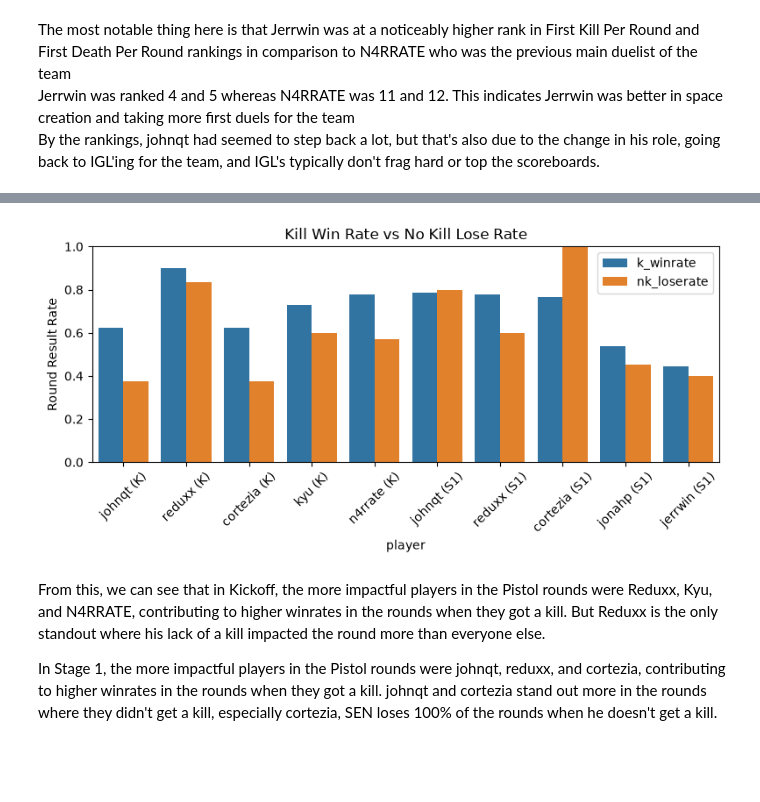
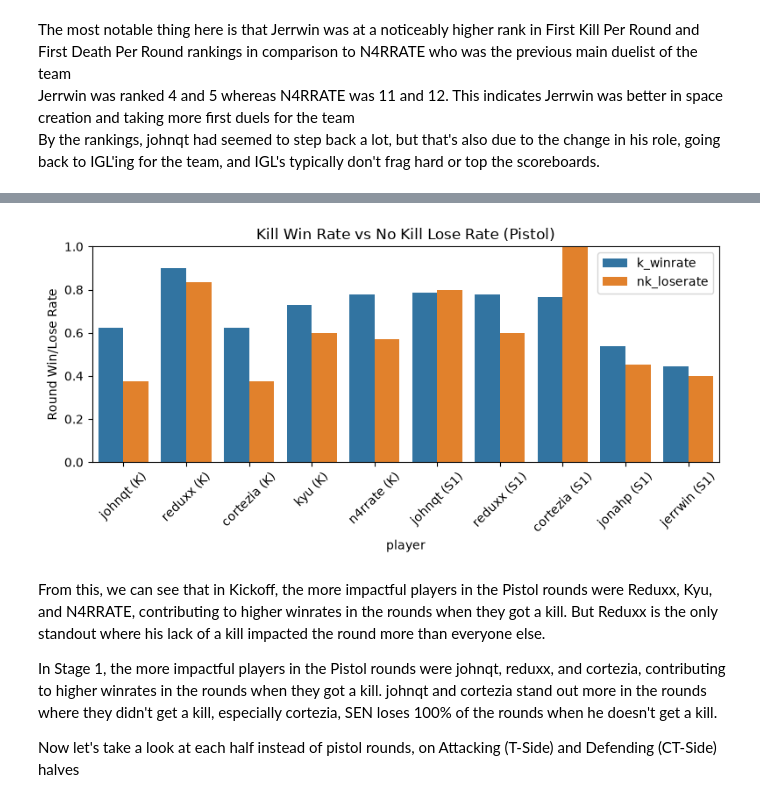
Before and after one commit to reeantran/sentinels_data_analysis, a Jupyter notebook: analysis.ipynb, the cells around one changed output, grey strips where cells are left out. Cells and saved outputs as stored; diff of their text form; code cells hidden in the pictures; blank space fills up the shorter version.

```diff
--- a/analysis.ipynb
+++ b/analysis.ipynb
@@ -426,37 +500,39 @@ for pre_col, post_col in players_s1:
 
     rows.append({
         'player': pre_col.replace('_k_pre', '') + ' (S1)',
         'k_winrate': pistols_s1.loc[kill_mask, 'round_win'].mean(),
         'nk_loserate': 1 - pistols_s1.loc[no_kill_mask, 'round_win'].mean()
     })
 
 plot_df = pd.DataFrame(rows)
 
 plot_df_long = plot_df.melt(
     id_vars='player',
     value_vars=['k_winrate', 'nk_loserate'],
     var_name='side',
     value_name='rate'
 )
 
 plt.figure(figsize=(8, 4))
 sns.barplot(
     data=plot_df_long,
     x='player',
     y='rate',
     hue='side'
 )
 
-plt.ylabel('Round Result Rate')
-plt.title('Kill Win Rate vs No Kill Lose Rate')
+plt.ylabel('Round Win/Lose Rate')
+plt.title('Kill Win Rate vs No Kill Lose Rate (Pistol)')
 plt.ylim(0, 1)
 plt.xticks(rotation=45)
 plt.legend(title='')
 plt.tight_layout()
 plt.show()
 # %% [output]
-[figure, old version]
+[figure, new version]
 # %% [markdown]
 From this, we can see that in Kickoff, the more impactful players in the Pistol rounds were Reduxx, Kyu, and N4RRATE, contributing to higher winrates in the rounds when they got a kill. But Reduxx is the only standout where his lack of a kill impacted the round more than everyone else.
 
 In Stage 1, the more impactful players in the Pistol rounds were johnqt, reduxx, and cortezia, contributing to higher winrates in the rounds when they got a kill. johnqt and cortezia stand out more in the rounds where they didn't get a kill, especially cortezia, SEN loses 100% of the rounds when he doesn't get a kill.
+
+Now let's take a look at each half instead of pistol rounds, on Attacking (T-Side) and Defending (CT-Side) halves
```
Also changed, not shown: parts of 9 cells of this notebook, 3 other files.
